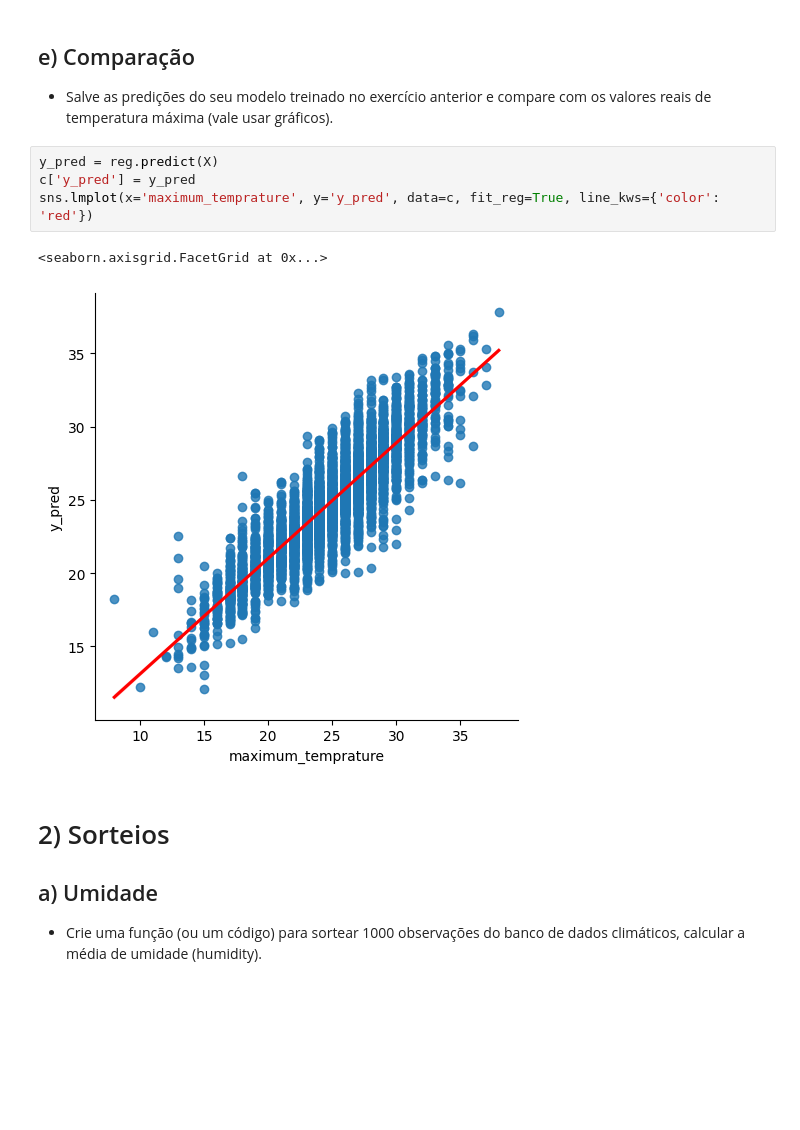
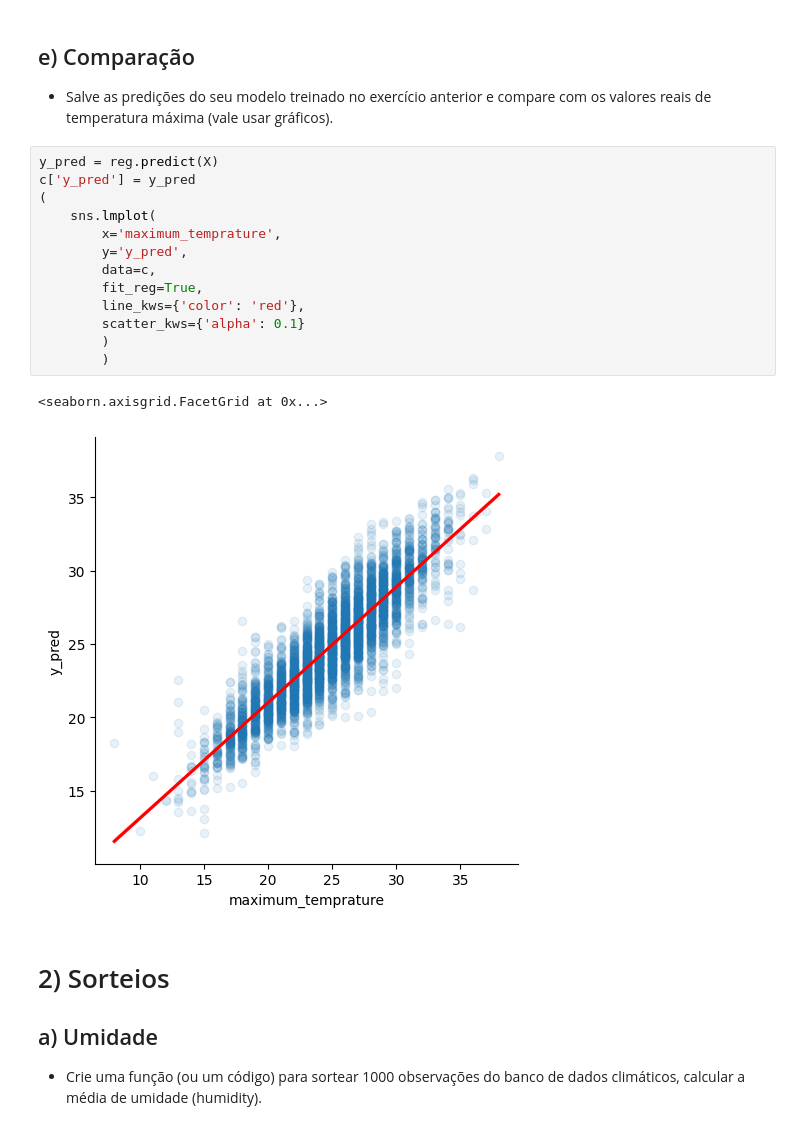
Before and after one commit to yltaba/dcp-machine-learning, a Jupyter notebook: aula_2/exercicios_aula_2.ipynb, the cells around one changed output. Drawn from its saved outputs; the diff is of its cells as text; blank space fills up the shorter version.

```diff
--- a/aula_2/exercicios_aula_2.ipynb
+++ b/aula_2/exercicios_aula_2.ipynb
@@ -78,10 +89,19 @@ reg = LinearRegression().fit(X, y)
 # %%
 y_pred = reg.predict(X)
 c['y_pred'] = y_pred
-sns.lmplot(x='maximum_temprature', y='y_pred', data=c, fit_reg=True, line_kws={'color': 'red'})
+(
+    sns.lmplot(
+        x='maximum_temprature',
+        y='y_pred',
+        data=c,
+        fit_reg=True,
+        line_kws={'color': 'red'},
+        scatter_kws={'alpha': 0.1}
+        )
+        )
 # %% [output]
 <seaborn.axisgrid.FacetGrid at 0x...>
-[figure, old version]
+[figure, new version]
 # %% [markdown]
 # 2) Sorteios
 ## a) Umidade
```
Also changed, not shown: parts of 15 cells of this notebook.
